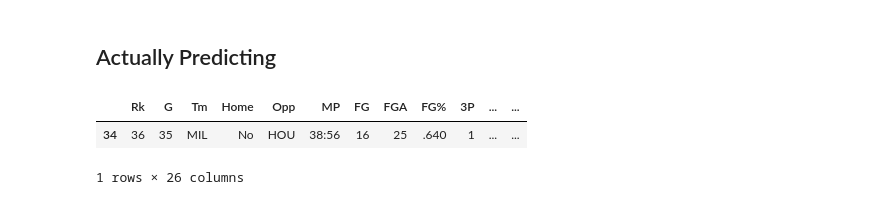
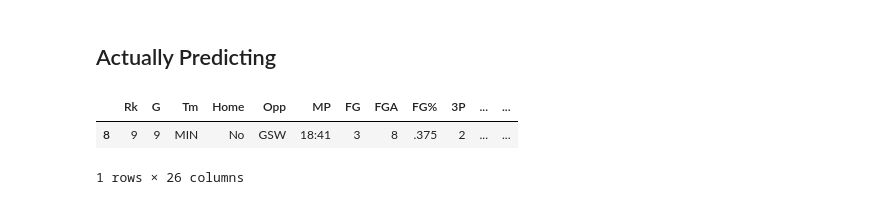
Before and after one commit to chadd28/ml-NBA-app, a Jupyter notebook: ml_NBA_v2.ipynb, the cells around one changed output. Drawn from its saved outputs; the diff is of its cells as text; code cells hidden in the pictures.

```diff
--- a/ml_NBA_v2.ipynb
+++ b/ml_NBA_v2.ipynb
@@ -9,7 +9,8 @@ https://www.basketball-reference.com/players/a/antetgi01/gamelog/2024
 # %%
 import pandas as pd
 
-url = "https://www.basketball-reference.com/players/a/antetgi01/gamelog/2024"   # Giannis 23-24 season game-by-game stats
+playerID = "r/reidna01"
+url = "https://www.basketball-reference.com/players/" + playerID + "/gamelog/2024"
 
 html = pd.read_html(url, header=0)
 df = html[7]                              # selects desired table on website page
@@ -183,11 +185,11 @@ rf_results
 ## Actually Predicting
 # %%
 X_new = df
-X_new = X_new.loc[[34]]
+X_new = X_new.loc[[8]]
 X_new
 # %% [output]
 |  | Rk | G | Tm | Home | Opp | MP | FG | FGA | FG% | 3P | ... | ... |
-| 34 | 36 | 35 | MIL | No | HOU | 38:56 | 16 | 25 | .640 | 1 | ... | ... |
+| 8 | 9 | 9 | MIN | No | GSW | 18:41 | 3 | 8 | .375 | 2 | ... | ... |
 1 rows × 26 columns
 # %%
 # Apply one-hot encoding to the categorical columns in X_new
```
Also changed, not shown: parts of 9 cells of this notebook, 1 other file.
